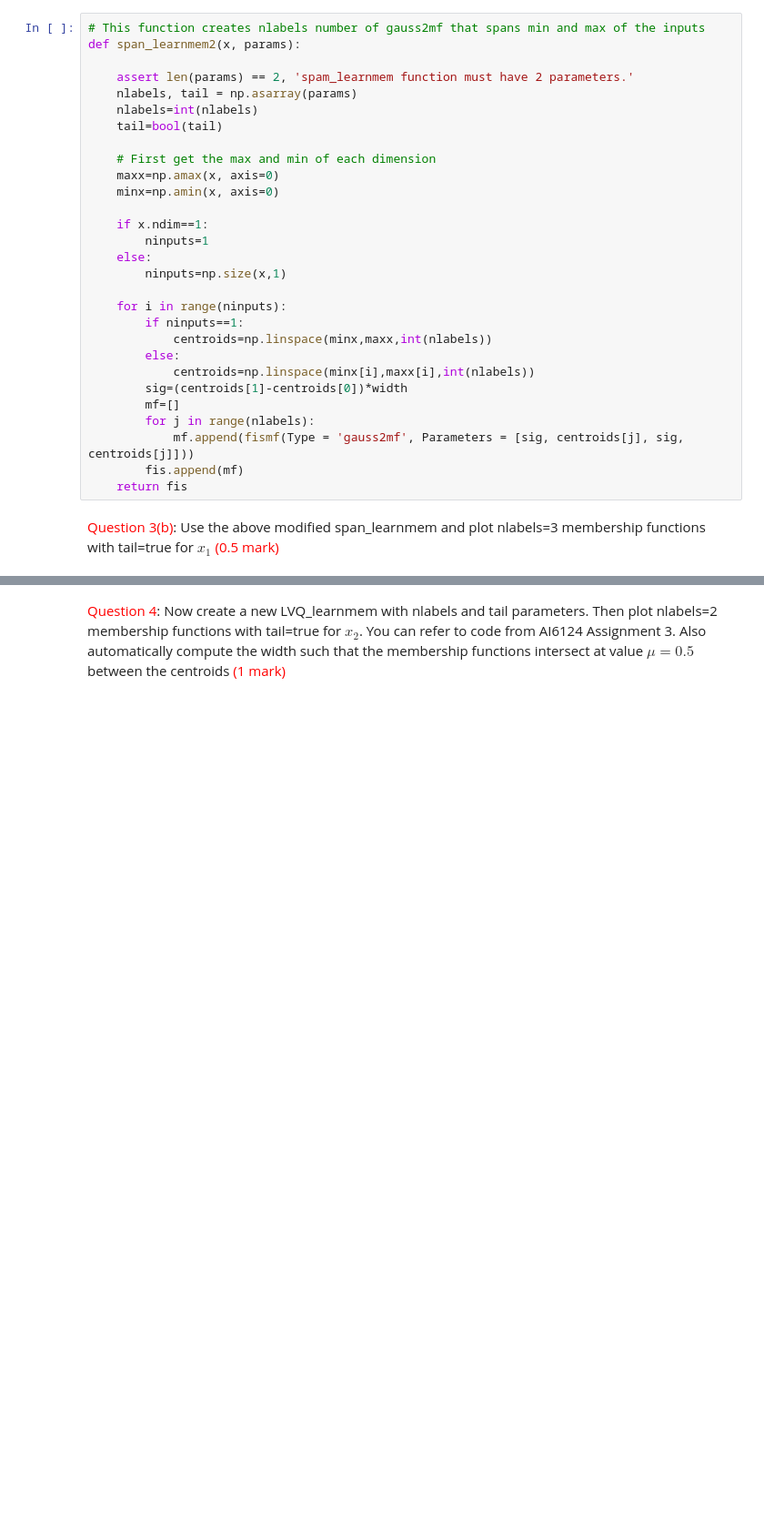
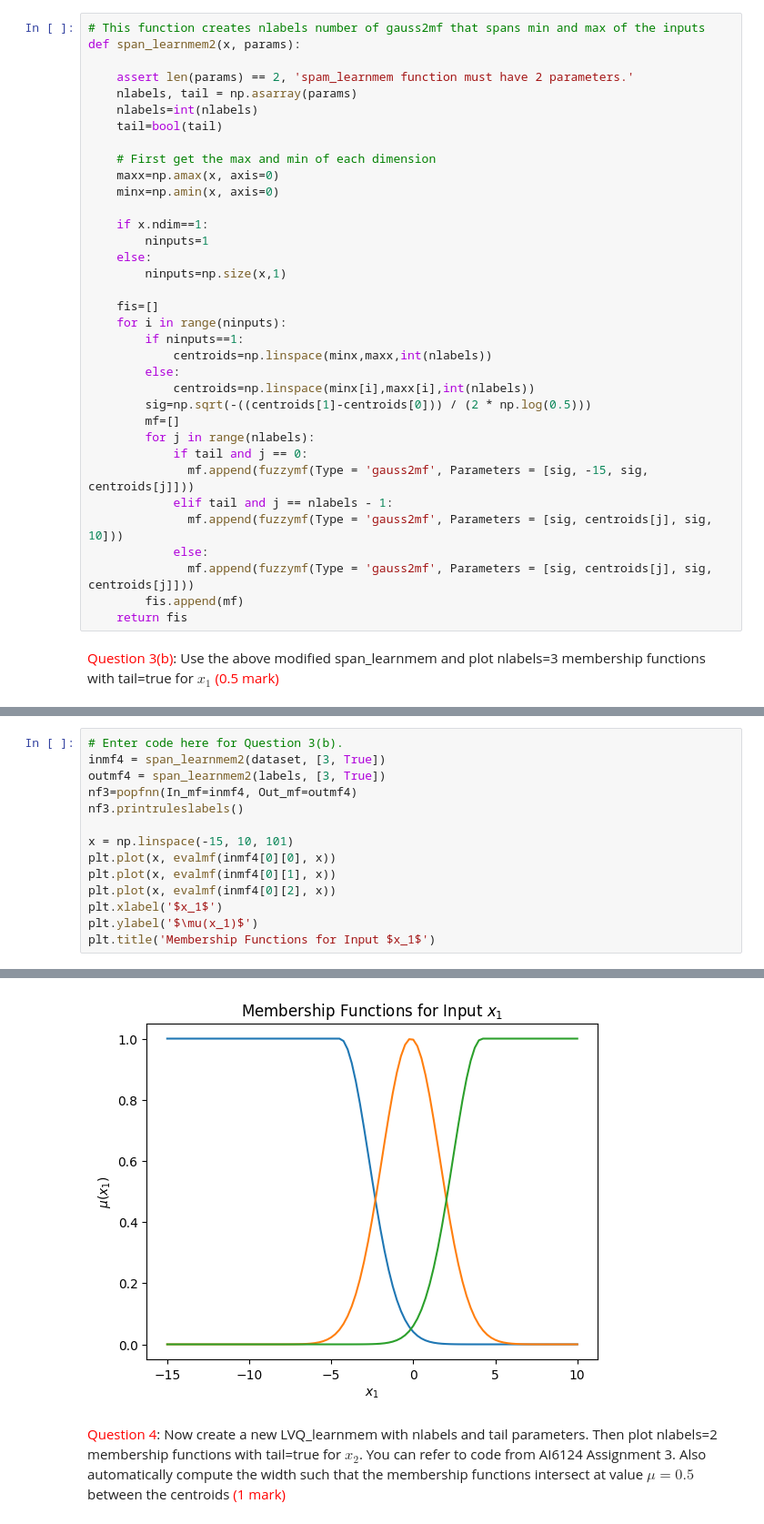
Before and after one commit to woon0505/AI6124_A2, a Jupyter notebook: ai6124_assignment4.ipynb, the cells around one changed output, grey strips where cells are left out. Shown: that part at 91% size. Cells and saved outputs as stored; diff of their text form; blank space fills up the shorter version.

```diff
--- a/ai6124_assignment4.ipynb
+++ b/ai6124_assignment4.ipynb
@@ -308,15 +386,21 @@ def span_learnmem2(x, params):
     else:
         ninputs=np.size(x,1)
 
+    fis=[]
     for i in range(ninputs):
         if ninputs==1:
             centroids=np.linspace(minx,maxx,int(nlabels))
         else:
             centroids=np.linspace(minx[i],maxx[i],int(nlabels))
-        sig=(centroids[1]-centroids[0])*width
+        sig=np.sqrt(-((centroids[1]-centroids[0])) / (2 * np.log(0.5)))
         mf=[]
         for j in range(nlabels):
-            mf.append(fismf(Type = 'gauss2mf', Parameters = [sig, centroids[j], sig, centroids[j]]))
+            if tail and j == 0:
+              mf.append(fuzzymf(Type = 'gauss2mf', Parameters = [sig, -15, sig, centroids[j]]))
+            elif tail and j == nlabels - 1:
+              mf.append(fuzzymf(Type = 'gauss2mf', Parameters = [sig, centroids[j], sig, 10]))
+            else:
+              mf.append(fuzzymf(Type = 'gauss2mf', Parameters = [sig, centroids[j], sig, centroids[j]]))
         fis.append(mf)
     return fis
 # %% [markdown]
@@ -325,0 +408,15 @@ def span_learnmem2(x, params):
+# %%
+# Enter code here for Question 3(b).
+inmf4 = span_learnmem2(dataset, [3, True])
+outmf4 = span_learnmem2(labels, [3, True])
+nf3=popfnn(In_mf=inmf4, Out_mf=outmf4)
+nf3.printruleslabels()
+
+x = np.linspace(-15, 10, 101)
+plt.plot(x, evalmf(inmf4[0][0], x))
+plt.plot(x, evalmf(inmf4[0][1], x))
+plt.plot(x, evalmf(inmf4[0][2], x))
+plt.xlabel('$x_1$')
+plt.ylabel('$\mu(x_1)$')
+plt.title('Membership Functions for Input $x_1$')
+# %% [output]
@@ -326,3 +437,4 @@ def span_learnmem2(x, params):
+[figure, added]
 # %% [markdown]
 <font color=red>Question 4</font>: Now create a new LVQ_learnmem with nlabels and tail parameters. Then plot nlabels=2 membership functions with tail=true for $x_2$. You can refer to code from AI6124 Assignment 3. Also automatically compute the width such that the membership functions intersect at value $\mu=0.5$ between the centroids<font color='red'> (1 mark)</font>
 # %%
```
Also changed, not shown: parts of 15 cells of this notebook.
